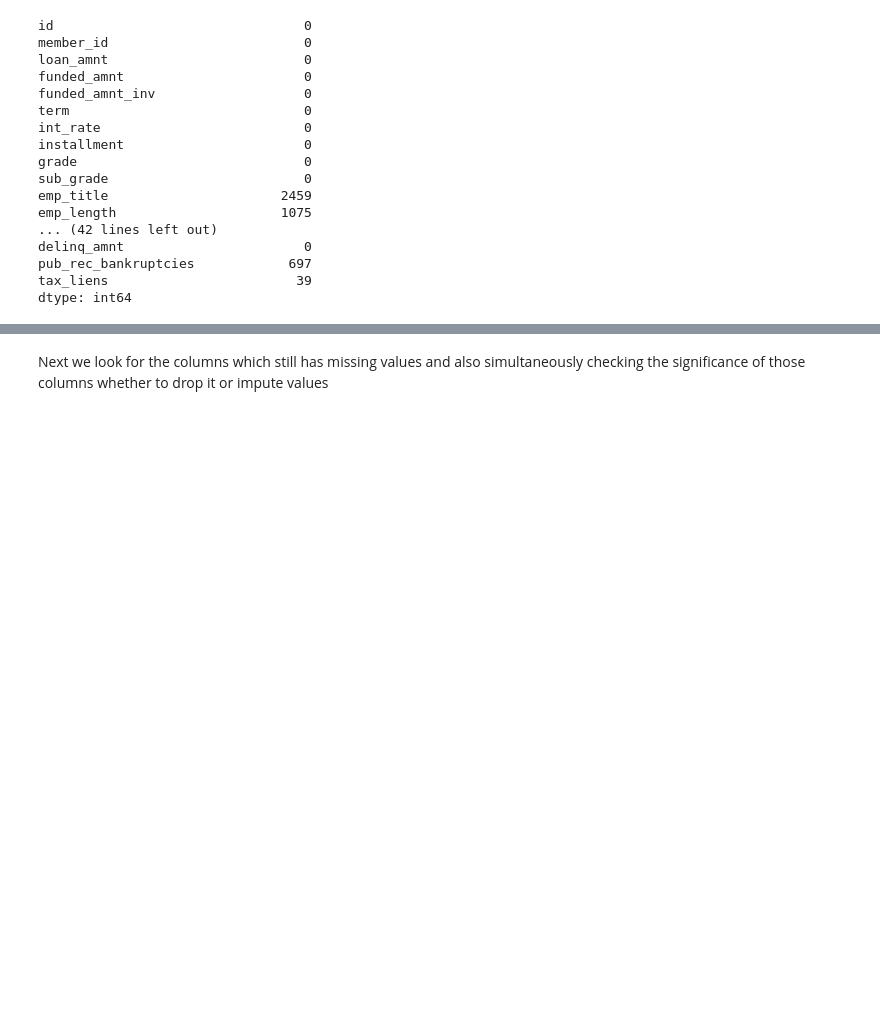
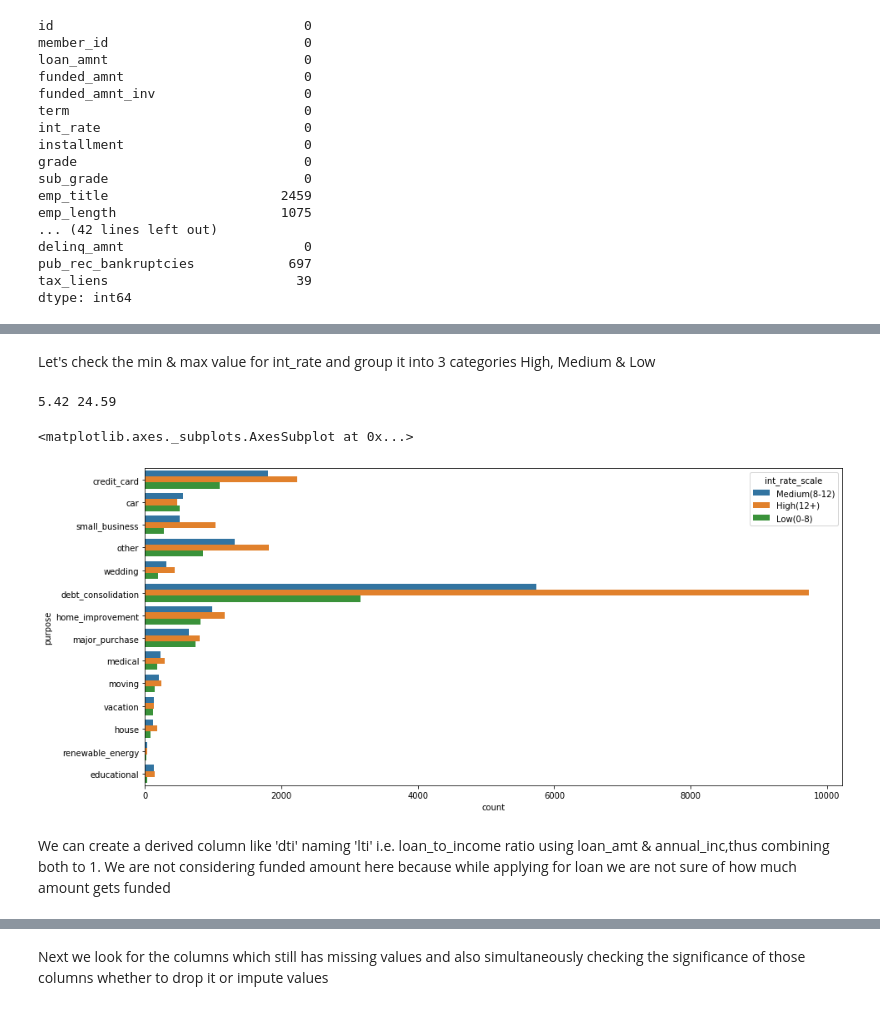
Before and after one commit to bakhortech/LendingClubCaseStudy, a Jupyter notebook: LendingClubCS.ipynb, the cells around one changed output, grey strips where cells are left out. Cells and saved outputs as stored; diff of their text form; code cells hidden in the pictures; blank space fills up the shorter version.

```diff
--- a/LendingClubCS.ipynb
+++ b/LendingClubCS.ipynb
@@ -127,0 +165,2 @@ NameError: name 'combine' is not defined
+# %%
+df=df.drop(columns=['id','member_id','emp_title','initial_list_status','earliest_cr_line','desc','title','pymnt_plan','url','collections_12_mths_ex_med','policy_code','application_type','acc_now_delinq','chargeoff_within_12_mths','delinq_amnt','tax_liens'],axis=1)
@@ -129 +199,29 @@ NameError: name 'combine' is not defined
 df.term=df.term.apply(lambda x: int(x.split()[0]))
+# %%
+#fixing int_rate column
+df.int_rate=df.int_rate.apply(lambda x: float(x[:-1]))
+# %% [markdown]
+Let's check the min & max value for int_rate and group it into 3 categories High, Medium & Low
+# %%
+print(df.int_rate.min(),df.int_rate.max())
+# %% [output]
+5.42 24.59
+# %%
+#Classifying interest rate as per current market standards
+def categorize_rate(a):
+    if a>0.0 and a<=8.0:
+        return "Low(0-8)"
+    elif a>8.0 and a<=12.0:
+        return "Medium(8-12)"
+    else:
+        return "High(12+)"
+# %%
+#derived metrics
+df['int_rate_scale']=df.int_rate.apply(lambda x:categorize_rate(x))
+# %%
+#univariate_segmented 1
+plt.figure(figsize=(15,7))
+sns.countplot(y=df.purpose,data=df,hue=df.int_rate_scale)
+# %% [output]
+<matplotlib.axes._subplots.AxesSubplot at 0x...>
+[figure, added]
@@ -129,0 +235,2 @@ df.term=df.term.apply(lambda x: int(x.split()[0]))
+# %% [markdown]
+We can create a derived column like 'dti' naming 'lti' i.e. loan_to_income ratio using loan_amt & annual_inc,thus combining both to 1. We are not considering funded amount here because while applying for loan we are not sure of how much amount gets funded
```
Also changed, not shown: parts of 88 cells of this notebook.
